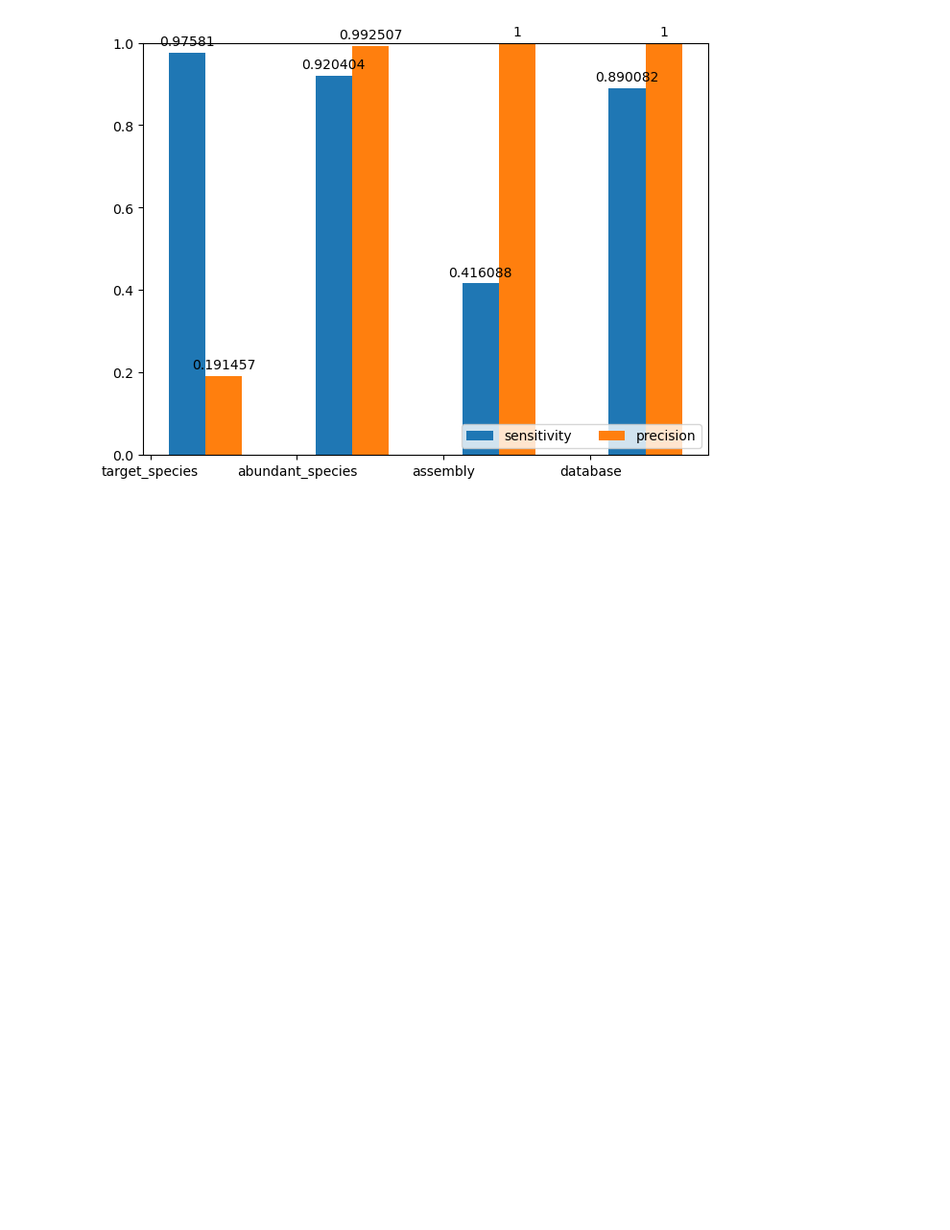
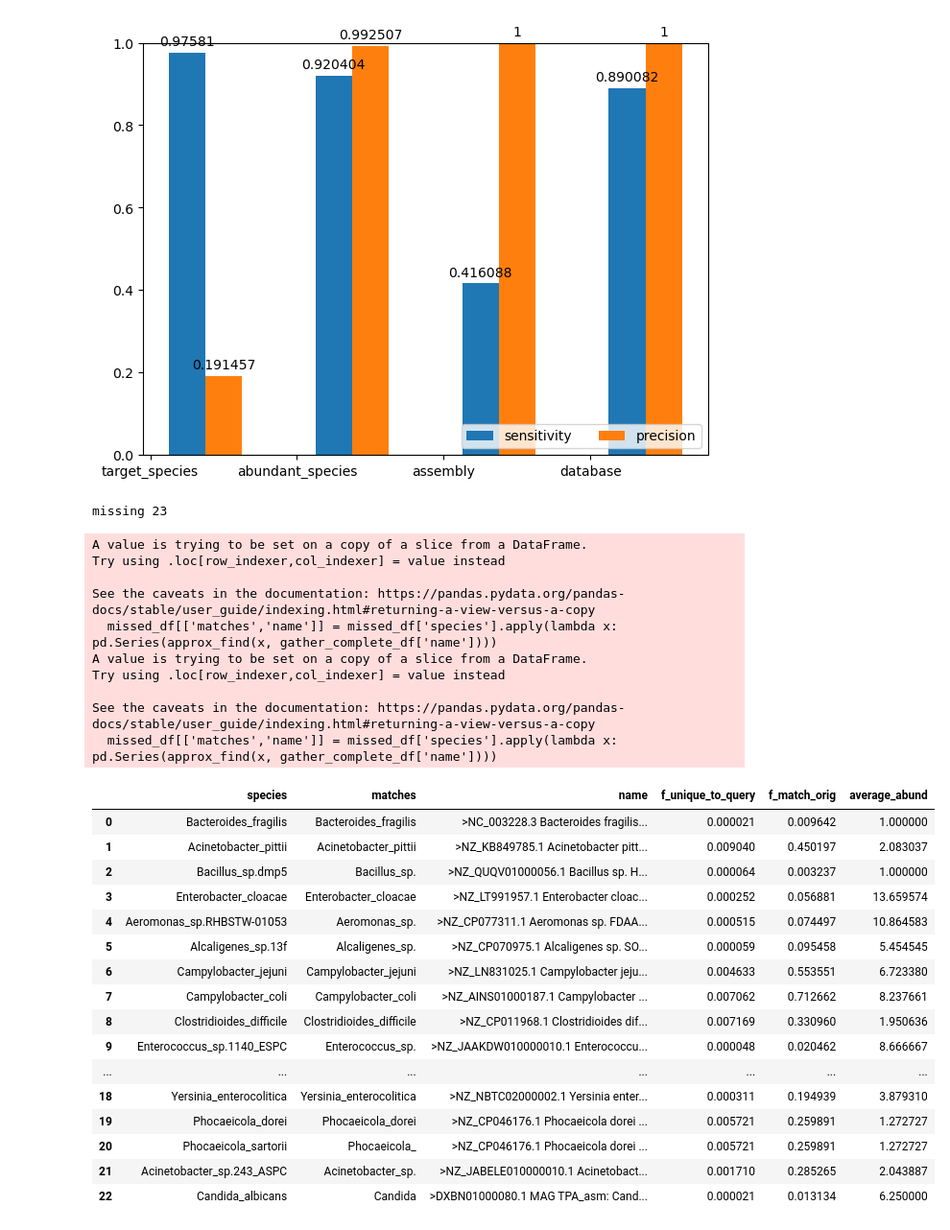
Before and after one commit to ViolaChenYT/metagen_pipeline, a Jupyter notebook: workflow/scripts/workbench.ipynb, the cells around one changed output. Shown at 96% size. Cells and saved outputs as stored; diff of their text form; code cells hidden in the pictures; blank space fills up the shorter version.

```diff
--- a/workflow/scripts/workbench.ipynb
+++ b/workflow/scripts/workbench.ipynb
@@ -1109,0 +1163,35 @@ for method in ["target_species","abundant_species","database","assembly"]:
+# %%
+dirname = "../../output/2.3.1_read_test/"
+abund_sp = f"{dirname}abundant_species.fasta" # yea i know it's bad...havent do the zcat part yet
+gather_out = f"{dirname}abundant_species.csv"
+missed_species_info = check_species(abund_sp, gather_out)
+missed_species_info
+# %% [output]
+missing 23
+A value is trying to be set on a copy of a slice from a DataFrame.
+Try using .loc[row_indexer,col_indexer] = value instead
+
+See the caveats in the documentation: https://pandas.pydata.org/pandas-docs/stable/user_guide/indexing.html#returning-a-view-versus-a-copy
+  missed_df[['matches','name']] = missed_df['species'].apply(lambda x: pd.Series(approx_find(x, gather_complete_df['name'])))
+A value is trying to be set on a copy of a slice from a DataFrame.
+Try using .loc[row_indexer,col_indexer] = value instead
+
+See the caveats in the documentation: https://pandas.pydata.org/pandas-docs/stable/user_guide/indexing.html#returning-a-view-versus-a-copy
+  missed_df[['matches','name']] = missed_df['species'].apply(lambda x: pd.Series(approx_find(x, gather_complete_df['name'])))
+|  | species | matches | name | f_unique_to_query | f_match_orig | average_abund |
+| 0 | Bacteroides_fragilis | Bacteroides_fragilis | >NC_003228.3 Bacteroides fragilis... | 0.000021 | 0.009642 | 1.000000 |
+| 1 | Acinetobacter_pittii | Acinetobacter_pittii | >NZ_KB849785.1 Acinetobacter pitt... | 0.009040 | 0.450197 | 2.083037 |
+| 2 | Bacillus_sp.dmp5 | Bacillus_sp. | >NZ_QUQV01000056.1 Bacillus sp. H... | 0.000064 | 0.003237 | 1.000000 |
+| 3 | Enterobacter_cloacae | Enterobacter_cloacae | >NZ_LT991957.1 Enterobacter cloac... | 0.000252 | 0.056881 | 13.659574 |
+| 4 | Aeromonas_sp.RHBSTW-01053 | Aeromonas_sp. | >NZ_CP077311.1 Aeromonas sp. FDAA... | 0.000515 | 0.074497 | 10.864583 |
+| 5 | Alcaligenes_sp.13f | Alcaligenes_sp. | >NZ_CP070975.1 Alcaligenes sp. SO... | 0.000059 | 0.095458 | 5.454545 |
+| 6 | Campylobacter_jejuni | Campylobacter_jejuni | >NZ_LN831025.1 Campylobacter jeju... | 0.004633 | 0.553551 | 6.723380 |
+| 7 | Campylobacter_coli | Campylobacter_coli | >NZ_AINS01000187.1 Campylobacter ... | 0.007062 | 0.712662 | 8.237661 |
+| 8 | Clostridioides_difficile | Clostridioides_difficile | >NZ_CP011968.1 Clostridioides dif... | 0.007169 | 0.330960 | 1.950636 |
+| 9 | Enterococcus_sp.1140_ESPC | Enterococcus_sp. | >NZ_JAAKDW010000010.1 Enterococcu... | 0.000048 | 0.020462 | 8.666667 |
+| ... | ... | ... | ... | ... | ... | ... |
+| 18 | Yersinia_enterocolitica | Yersinia_enterocolitica | >NZ_NBTC02000002.1 Yersinia enter... | 0.000311 | 0.194939 | 3.879310 |
+| 19 | Phocaeicola_dorei | Phocaeicola_dorei | >NZ_CP046176.1 Phocaeicola dorei ... | 0.005721 | 0.259891 | 1.272727 |
+| 20 | Phocaeicola_sartorii | Phocaeicola_ | >NZ_CP046176.1 Phocaeicola dorei ... | 0.005721 | 0.259891 | 1.272727 |
+| 21 | Acinetobacter_sp.243_ASPC | Acinetobacter_sp. | >NZ_JABELE010000010.1 Acinetobact... | 0.001710 | 0.285265 | 2.043887 |
+| 22 | Candida_albicans | Candida | >DXBN01000080.1 MAG TPA_asm: Cand... | 0.000021 | 0.013134 | 6.250000 |
```
Also changed, not shown: parts of 3 cells of this notebook, 15 other files.
